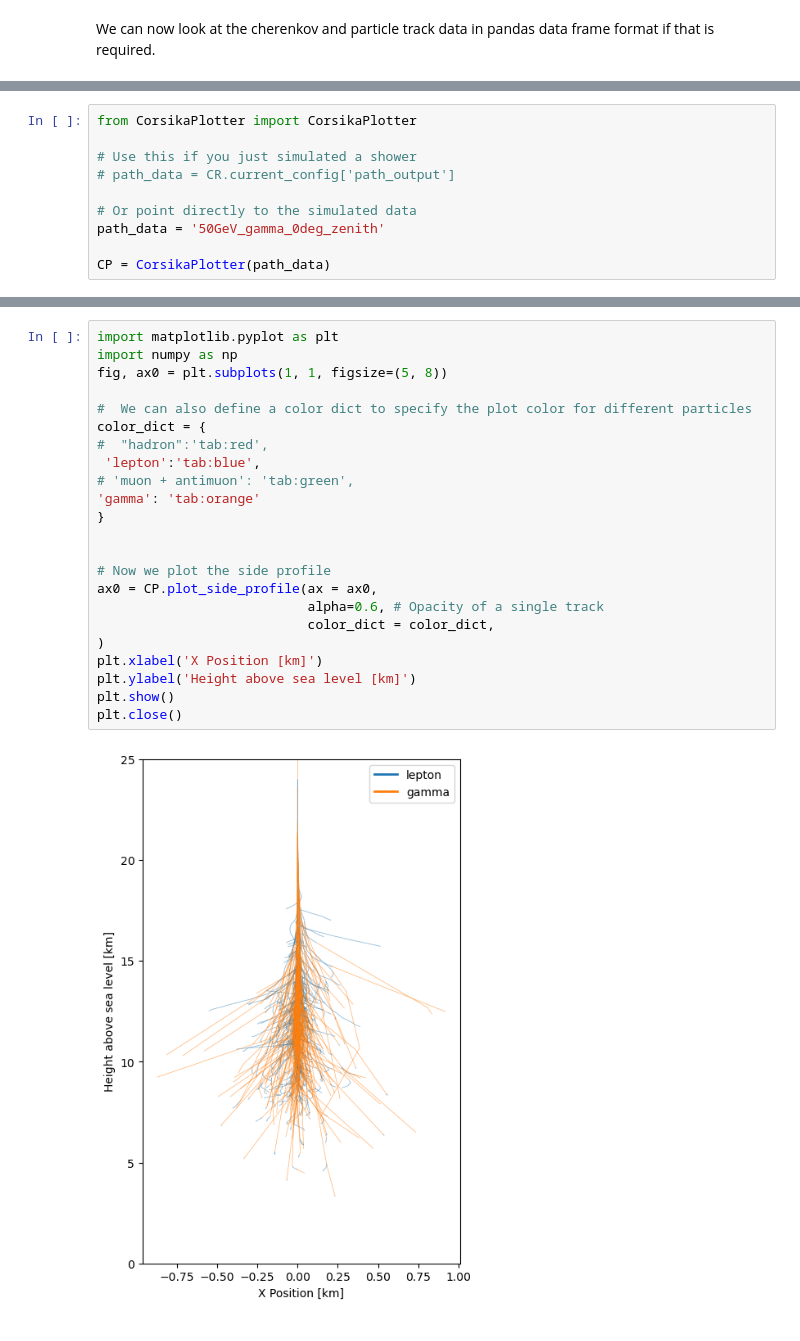
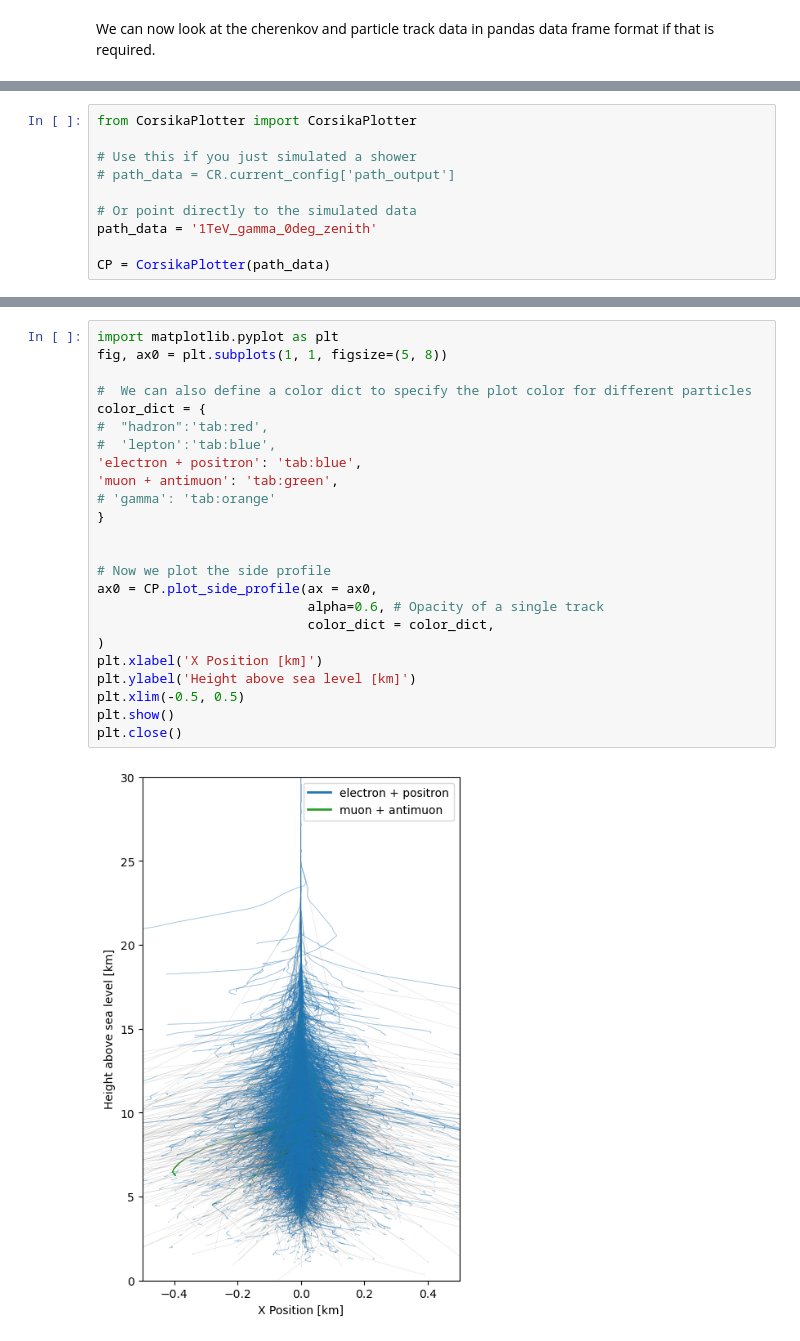
Before and after one commit to jschaefer-hub/ShowerPy, a Jupyter notebook: Demo.ipynb, the cells around one changed output, grey strips where cells are left out. Cells and saved outputs as stored; diff of their text form.

```diff
--- a/Demo.ipynb
+++ b/Demo.ipynb
@@ -164,7 +164,7 @@ from CorsikaPlotter import CorsikaPlotter
 # path_data = CR.current_config['path_output']
 
 # Or point directly to the simulated data
-path_data = '50GeV_gamma_0deg_zenith'
+path_data = '1TeV_gamma_0deg_zenith'
 
 CP = CorsikaPlotter(path_data)
 # %% [output]
@@ -187,28 +187,29 @@ Parsing Cherenkov photon data
         -> Shifting Cherenkov photon coordinates
 # %%
 import matplotlib.pyplot as plt
-import numpy as np
 fig, ax0 = plt.subplots(1, 1, figsize=(5, 8))
 
 #  We can also define a color dict to specify the plot color for different particles
 color_dict = {
 #  "hadron":'tab:red',
- 'lepton':'tab:blue',
-# 'muon + antimuon': 'tab:green',
-'gamma': 'tab:orange'
+#  'lepton':'tab:blue',
+'electron + positron': 'tab:blue',
+'muon + antimuon': 'tab:green',
+# 'gamma': 'tab:orange'
 }
 
 
 # Now we plot the side profile
 ax0 = CP.plot_side_profile(ax = ax0,
                            alpha=0.6, # Opacity of a single track
                            color_dict = color_dict,
 )
 plt.xlabel('X Position [km]')
 plt.ylabel('Height above sea level [km]')
+plt.xlim(-0.5, 0.5)
 plt.show()
 plt.close()
 # %% [output]
-[figure, old version]
+[figure, new version]
 # %%
 import matplotlib.pyplot as plt
```
Also changed, not shown: parts of 10 cells of this notebook, 3 other files.
